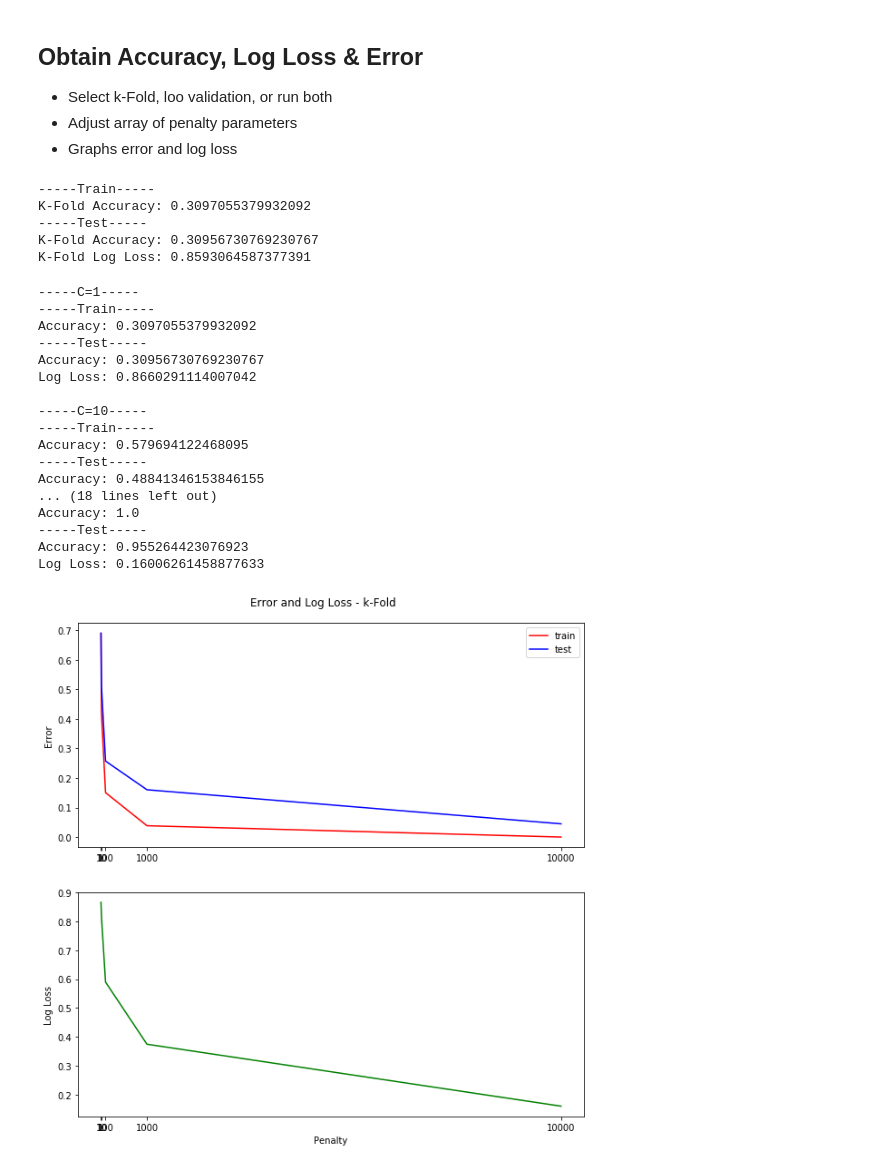
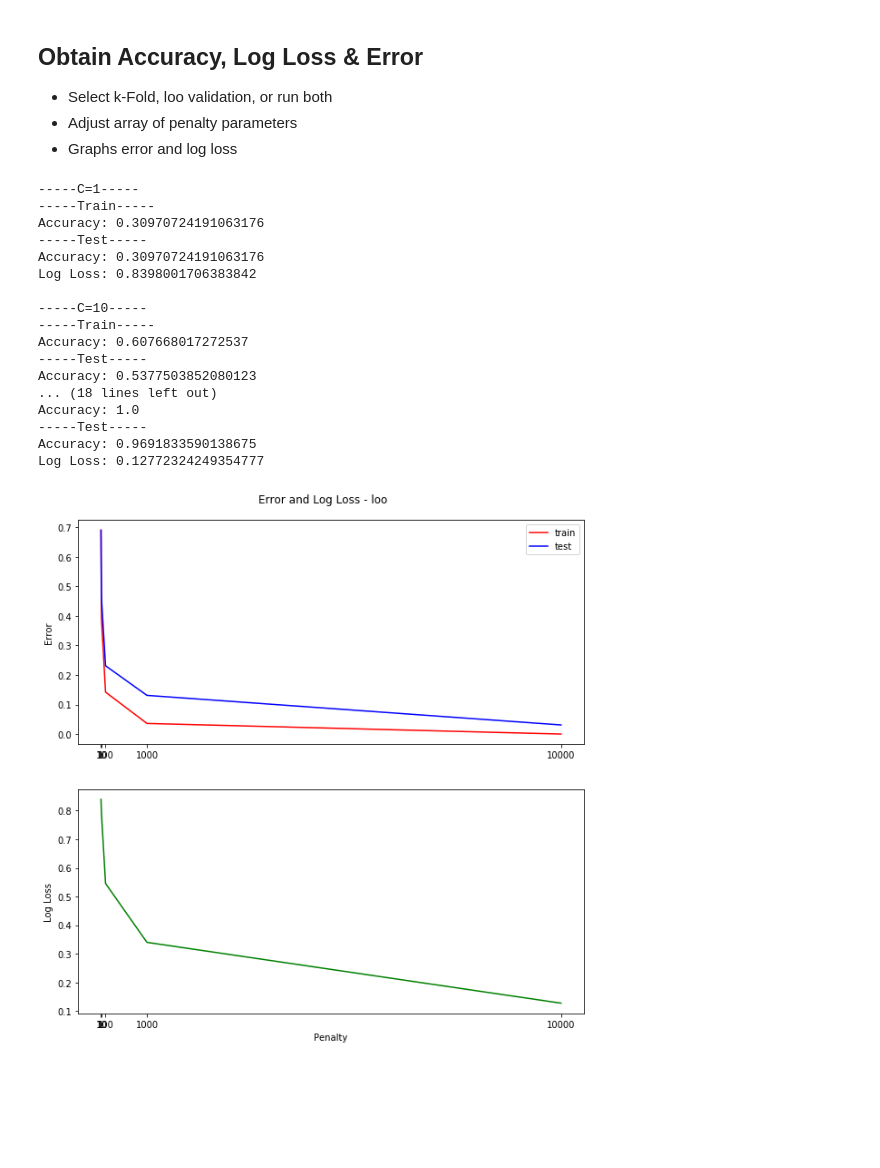
Before and after one commit to matraj/me522, a Jupyter notebook: Project Paper Code.ipynb, the cells around one changed output. Cells and saved outputs as stored; diff of their text form; code cells hidden in the pictures; blank space fills up the shorter version.

```diff
--- a/Project Paper Code.ipynb
+++ b/Project Paper Code.ipynb
@@ -88,6 +91,12 @@ def oneHotEncode(df, num_cols):
     attributes = np.delete(hot_encoded_df.values, obj=num_cols-1, axis=1)
     return attributes
 
+def normalizeData(train_data, test_data):
+    scaler = StandardScaler().fit(train_data)
+    train_data = scaler.transform(train_data)
+    test_data = scaler.transform(test_data)
+
+    return train_data, test_data
 
 # shuffle dataset
 np.random.shuffle(dataset)
@@ -235,48 +239,26 @@ def buildClf(train_data, train_target, penalty):
 * Select k-Fold, loo validation, or run both
 * Adjust array of penalty parameters
 * Graphs error and log loss
-# %%
-# set the penalty parameter for
-penalty = 1
-
-kFold_train, kFold_test, kFold_log_loss = kFoldValidation(penalty, 10)
-# loo_train, loo_test, loo_log_loss = looValidation(penalty)
-
-print ("-----Train-----")
-print ("K-Fold Accuracy: {}".format(kFold_train))
-print ("-----Test-----")
-print ("K-Fold Accuracy: {}".format(kFold_test))
-print ("K-Fold Log Loss: {}".format(kFold_log_loss))
-
-# print ("---------------")
-# print ("-----Train-----")
-# print ("LOO Accuracy: {}".format(loo_train))
-# print ("-----Test-----")
-# print ("LOO Accuracy: {}".format(loo_test))
-# print ("LOO Log Loss: {}".format(loo_log_loss))
-# %% [output]
------Train-----
-K-Fold Accuracy: 0.3097055379932092
------Test-----
-K-Fold Accuracy: 0.30956730769230767
-K-Fold Log Loss: 0.8593064587377391
 # %%
-# results array format: [[train], [test], [log loss]]
-results = [[],[],[]]
+# input reduced dimension
+n_comp = 50
 
-# input penalty iterations
+# input penalty iterations - can tune other params in classifer selection method above
 hyperparams = [1, 10, 100, 1000, 10000]
 
 # select validation type
-val_type = "k-Fold"
-# val_type = "loo"
+# val_type = "k-Fold"
+val_type = "loo"
+
+# results array format: [[train], [test], [log loss]]
+results = [[],[],[]]
 
 for penalty in hyperparams:
     # calculate train error, test error and log loss for specific param
     if (val_type == "k-Fold"):
-        train_res, test_res, log_loss_val = kFoldValidation(penalty, 10)
-    else:
-        train_res, test_res, log_loss_val = looValidation(penalty)
+        train_res, test_res, log_loss_val = kFoldValidation(n_comp, penalty, 10)
+    elif (val_type == "loo"):
+        train_res, test_res, log_loss_val = looValidation(n_comp, penalty)
 
     # save error and log loss for each penalty for graph
     results[0].append(1-train_res)
@@ -292,38 +274,38 @@ for penalty in hyperparams:
 
 # create graph for penalty iterations
 f, axarr = plt.subplots(2, sharex=False)
 f.suptitle('Error and Log Loss - {}'.format(val_type), y = 0.92)
 f.set_size_inches(10, 10)
 
 # subplot 1: error plot
 axarr[0].set_ylabel('Error')
 axarr[0].plot(hyperparams, results[0], color='r', label='train')
 axarr[0].plot(hyperparams, results[1], color='b', label='test')
 axarr[0].set_xticks(hyperparams)
 axarr[0].legend()
 
 # subplot 2: log loss plot
 axarr[1].set_ylabel('Log Loss')
 axarr[1].plot(hyperparams, results[2], color='g', label='log loss')
 axarr[1].set_xticks(hyperparams)
 axarr[1].set_xlabel('Penalty')
 plt.show()
 # %% [output]
 -----C=1-----
 -----Train-----
-Accuracy: 0.3097055379932092
+Accuracy: 0.30970724191063176
 -----Test-----
-Accuracy: 0.30956730769230767
-Log Loss: 0.8660291114007042
+Accuracy: 0.30970724191063176
+Log Loss: 0.8398001706383842
 
 -----C=10-----
 -----Train-----
-Accuracy: 0.579694122468095
+Accuracy: 0.607668017272537
 -----Test-----
-Accuracy: 0.48841346153846155
+Accuracy: 0.5377503852080123
 ... (18 lines left out)
 Accuracy: 1.0
 -----Test-----
-Accuracy: 0.955264423076923
-Log Loss: 0.16006261458877633
+Accuracy: 0.9691833590138675
+Log Loss: 0.12772324249354777
-[figure, old version]
+[figure, new version]
```
Also changed, not shown: parts of 11 cells of this notebook.
